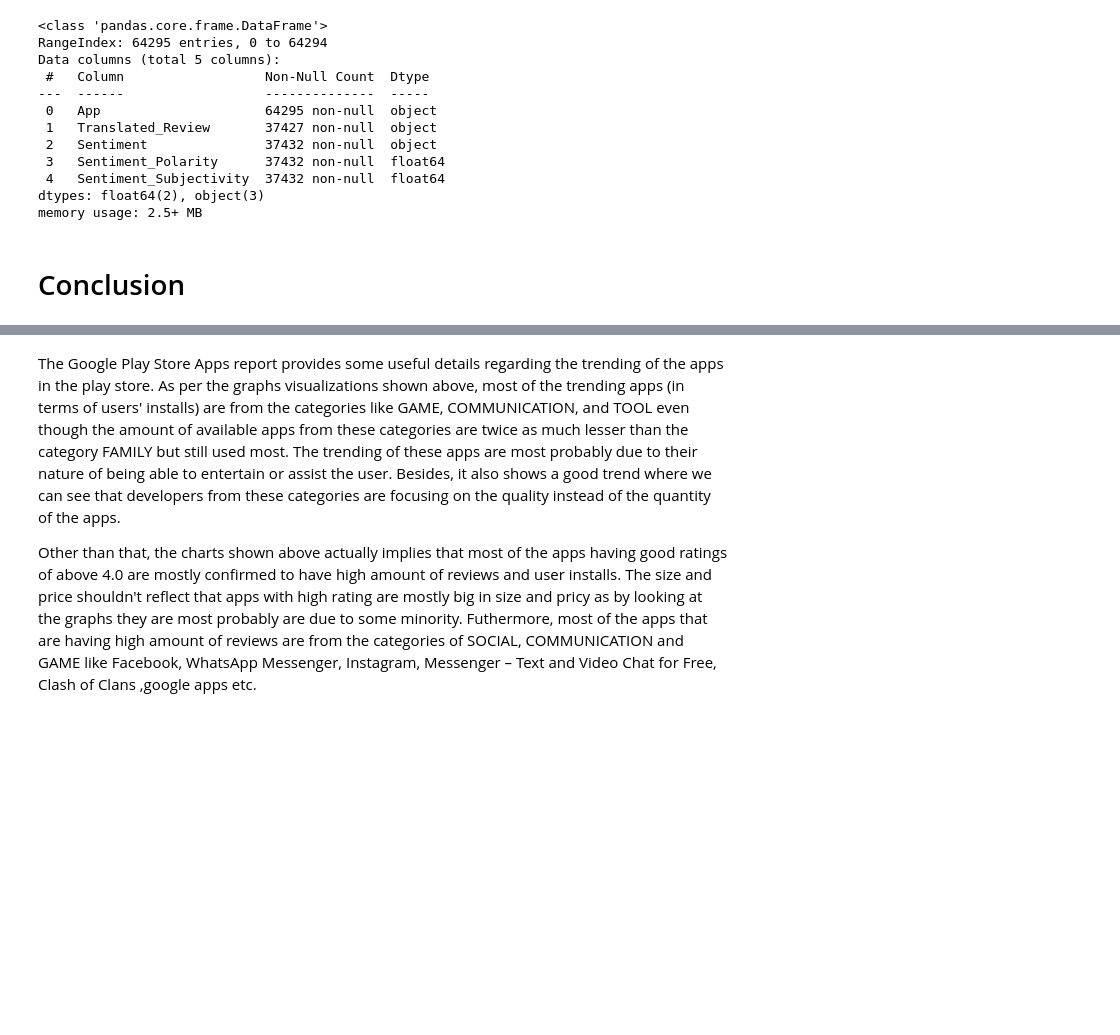
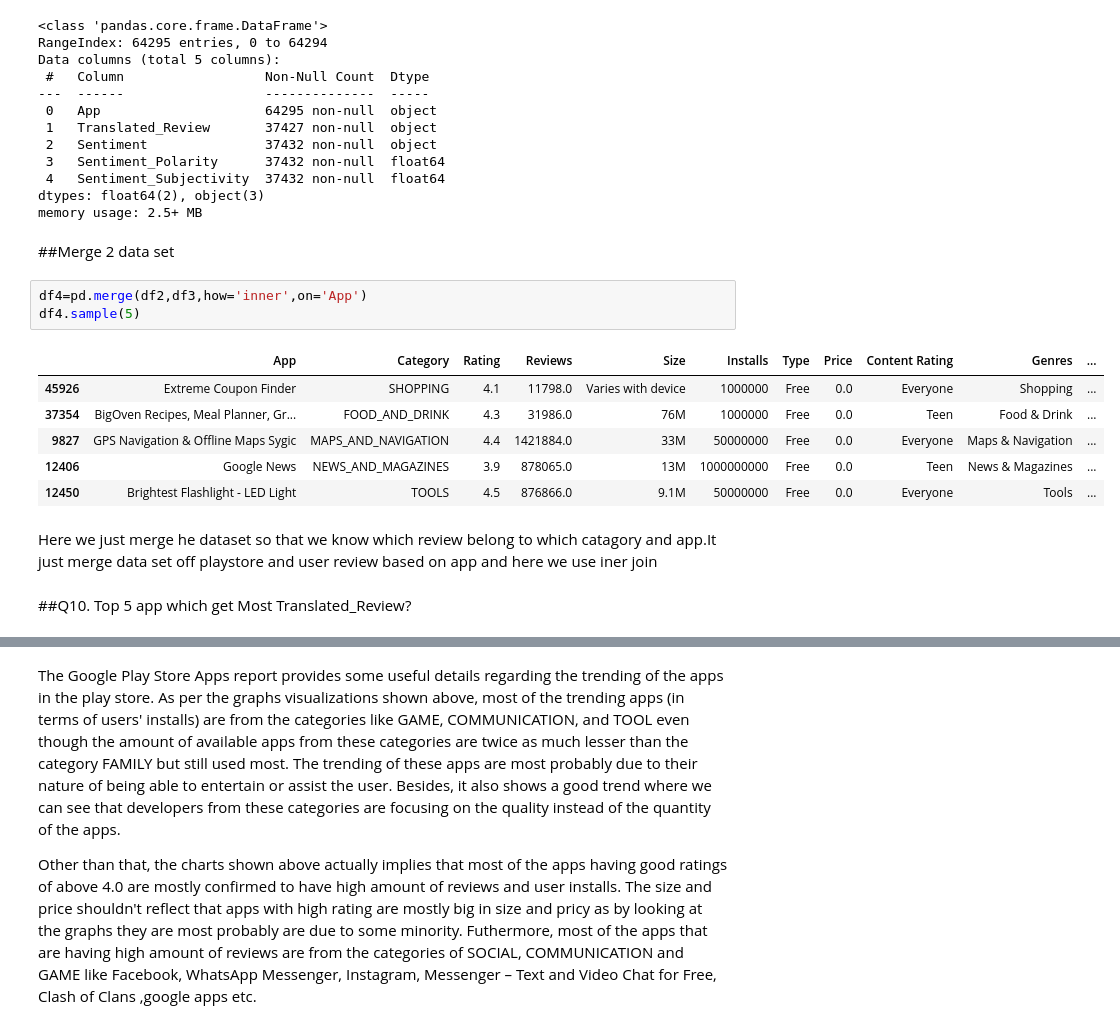
Before and after one commit to brahma102/Play-Store-App-Review-Analysis, a Jupyter notebook: Play_Store_App_Review_Analysis_Capstone_Project.ipynb, the cells around one changed output, grey strips where cells are left out. Cells and saved outputs as stored; diff of their text form; blank space fills up the shorter version.

```diff
--- a/Play_Store_App_Review_Analysis_Capstone_Project.ipynb
+++ b/Play_Store_App_Review_Analysis_Capstone_Project.ipynb
@@ -639,5 +639,19 @@ Data columns (total 5 columns):
  4   Sentiment_Subjectivity  37432 non-null  float64
 dtypes: float64(2), object(3)
 memory usage: 2.5+ MB
-# %% [markdown]
-# Conclusion
+# %% [markdown]
+##Merge 2 data set
+# %%
+df4=pd.merge(df2,df3,how='inner',on='App')
+df4.sample(5)
+# %% [output]
+|  | App | Category | Rating | Reviews | Size | Installs | Type | Price | Content Rating | Genres | ... |
+| 45926 | Extreme Coupon Finder | SHOPPING | 4.1 | 11798.0 | Varies with device | 1000000 | Free | 0.0 | Everyone | Shopping | ... |
+| 37354 | BigOven Recipes, Meal Planner, Gr... | FOOD_AND_DRINK | 4.3 | 31986.0 | 76M | 1000000 | Free | 0.0 | Teen | Food & Drink | ... |
+| 9827 | GPS Navigation & Offline Maps Sygic | MAPS_AND_NAVIGATION | 4.4 | 1421884.0 | 33M | 50000000 | Free | 0.0 | Everyone | Maps & Navigation | ... |
+| 12406 | Google News | NEWS_AND_MAGAZINES | 3.9 | 878065.0 | 13M | 1000000000 | Free | 0.0 | Teen | News & Magazines | ... |
+| 12450 | Brightest Flashlight - LED Light | TOOLS | 4.5 | 876866.0 | 9.1M | 50000000 | Free | 0.0 | Everyone | Tools | ... |
+# %% [markdown]
+Here we just merge he dataset so that we know which review belong to which catagory and app.It just merge data set off playstore and user review based on app and here we use iner join
+# %% [markdown]
+##Q10. Top 5 app which get Most Translated_Review?
```
Also changed, not shown: parts of 9 cells of this notebook.
